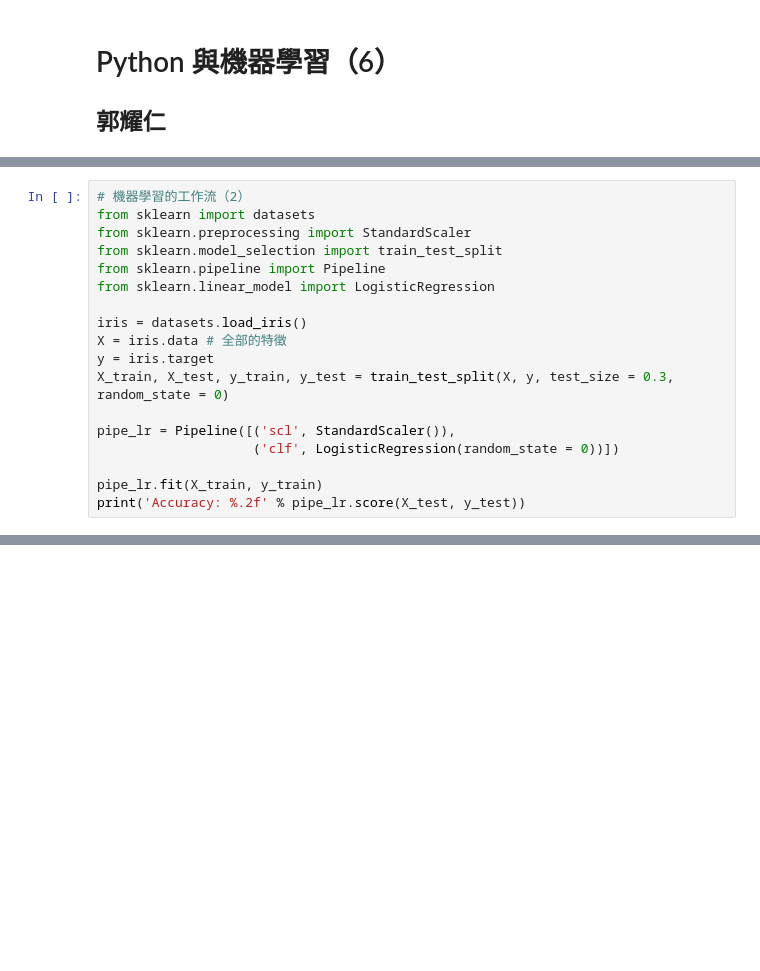
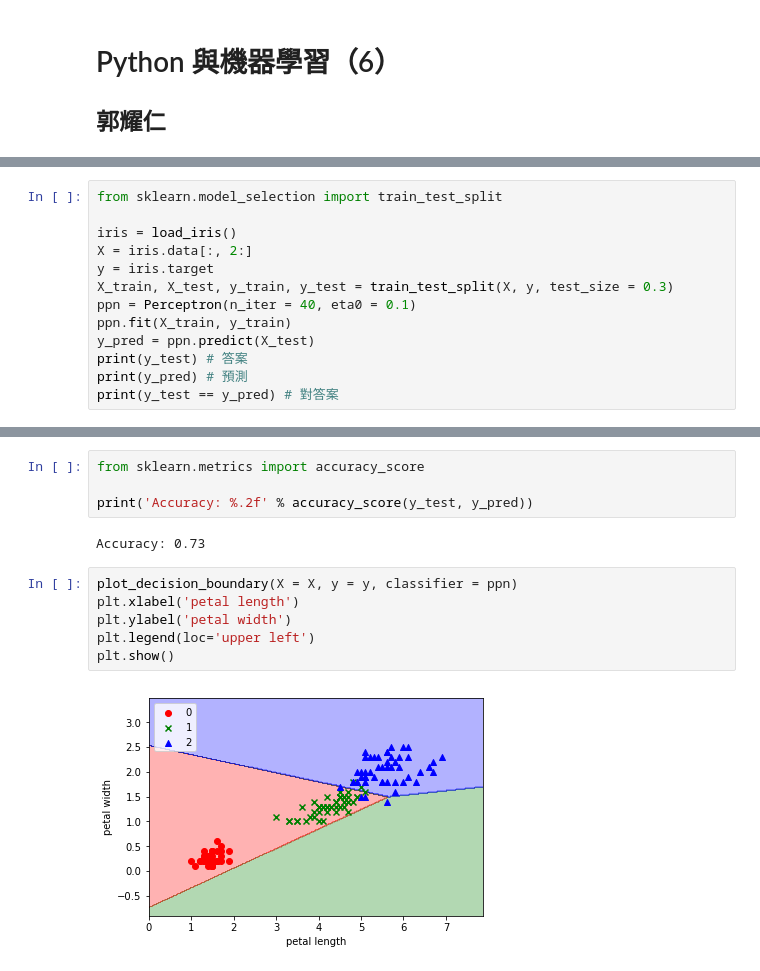
Before and after one commit to yaojenkuo/python_4_ds, a Jupyter notebook: ch16.ipynb, the cells around one changed output, grey strips where cells are left out. Drawn from its saved outputs; the diff is of its cells as text; blank space fills up the shorter version.

```diff
--- a/ch16.ipynb
+++ b/ch16.ipynb
@@ -21,19 +51,14 @@
 # %%
-# 機器學習的工作流（2）
-from sklearn import datasets
-from sklearn.preprocessing import StandardScaler
 from sklearn.model_selection import train_test_split
-from sklearn.pipeline import Pipeline
-from sklearn.linear_model import LogisticRegression
 
-iris = datasets.load_iris()
-X = iris.data # 全部的特徵
+iris = load_iris()
+X = iris.data[:, 2:]
 y = iris.target
-X_train, X_test, y_train, y_test = train_test_split(X, y, test_size = 0.3, random_state = 0)
-
-pipe_lr = Pipeline([('scl', StandardScaler()),
-                    ('clf', LogisticRegression(random_state = 0))])
-
-pipe_lr.fit(X_train, y_train)
-print('Accuracy: %.2f' % pipe_lr.score(X_test, y_test))
+X_train, X_test, y_train, y_test = train_test_split(X, y, test_size = 0.3)
+ppn = Perceptron(n_iter = 40, eta0 = 0.1)
+ppn.fit(X_train, y_train)
+y_pred = ppn.predict(X_test)
+print(y_test) # 答案
+print(y_pred) # 預測
+print(y_test == y_pred) # 對答案
 # %% [output]
@@ -146,0 +78,14 @@ Accuracy: 0.98
+# %%
+from sklearn.metrics import accuracy_score
+
+print('Accuracy: %.2f' % accuracy_score(y_test, y_pred))
+# %% [output]
+Accuracy: 0.73
+# %%
+plot_decision_boundary(X = X, y = y, classifier = ppn)
+plt.xlabel('petal length')
+plt.ylabel('petal width')
+plt.legend(loc='upper left')
+plt.show()
+# %% [output]
+[figure, added]
```
Also changed, not shown: parts of 22 cells of this notebook, 1 other file.
